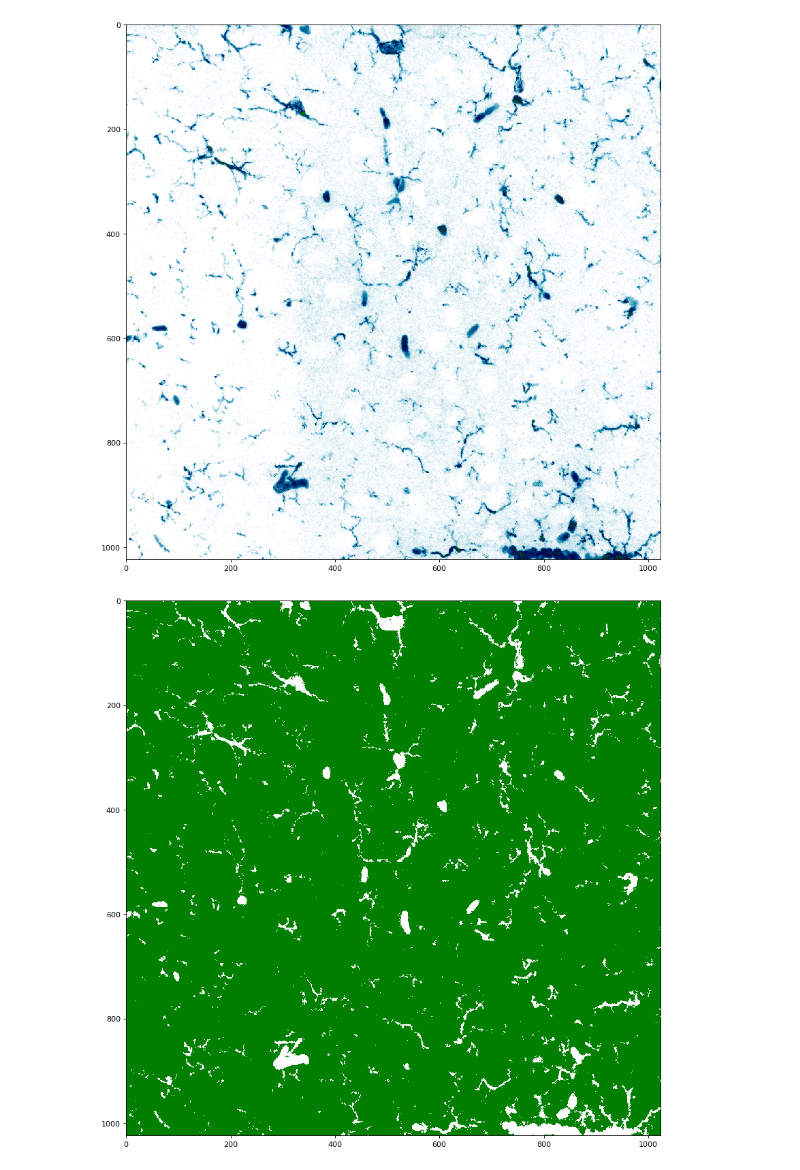
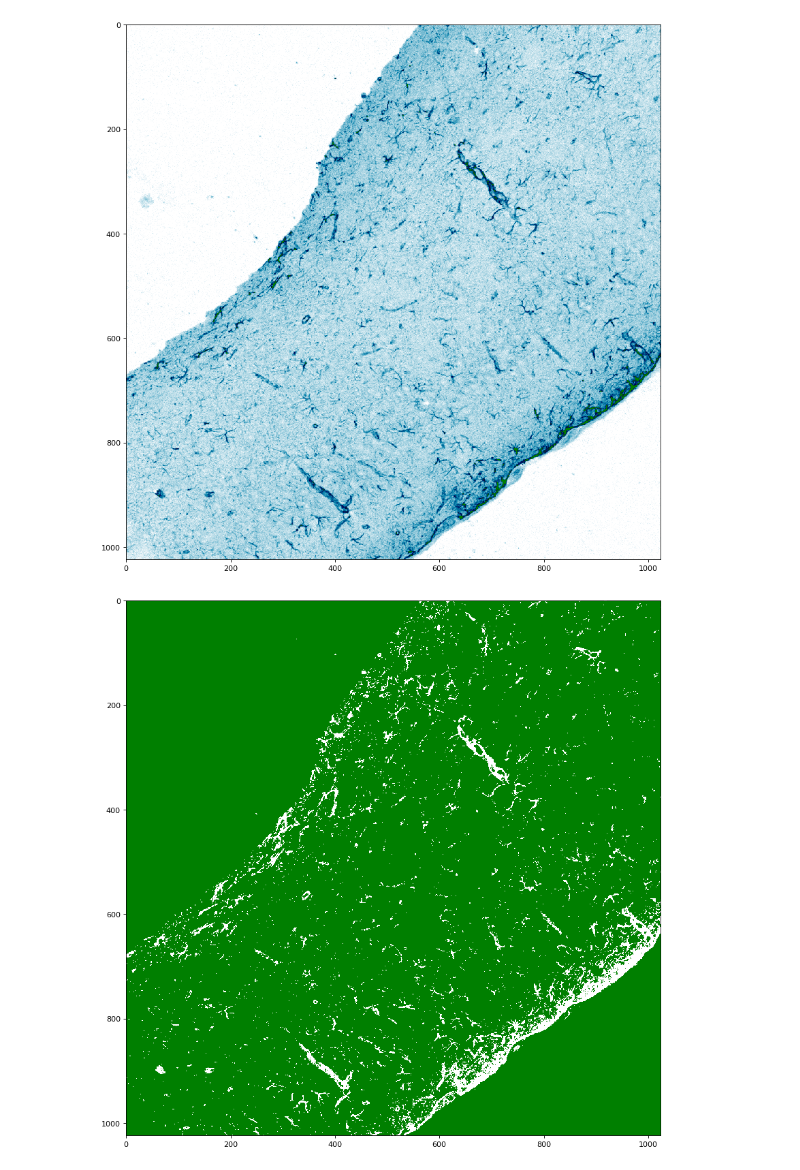
Before and after one commit to nkorobkov/microglia-or, a Jupyter notebook: notebooks/step_by_step_processing.ipynb, the cells around one changed output. Cells and saved outputs as stored; diff of their text form; code cells hidden in the pictures.

```diff
--- a/notebooks/step_by_step_processing.ipynb
+++ b/notebooks/step_by_step_processing.ipynb
@@ -21,20 +21,21 @@ def show_img(img):
 displayed_sq = 1500
 width_margin = 0
 height_margin = 0
+# %%
+img = cv2.imread('../raw_pics/test.tif')
 # %%
-img = cv2.imread('../raw_pics/day4/int/36/36_int_iba_cortex_2z.bmp')
 gray = cv2.cvtColor(img, cv2.COLOR_BGR2GRAY)
 invert = cv2.bitwise_not(gray)
 show_img(invert)
 # %% [output]
-[figure, old version]
+[figure, new version]
 # %%
 BACKGROUND_INTENSITY_THRESHOLD = 20
 
 ret, binary = cv2.threshold(gray, BACKGROUND_INTENSITY_THRESHOLD, 400, cv2.THRESH_BINARY)
 show_img(binary)
 # %% [output]
-[figure, old version]
+[figure, new version]
 # %%
 # filter all noise using minimum size threshold
 
```
Also changed, not shown: parts of 5 cells of this notebook, 2 other files.
